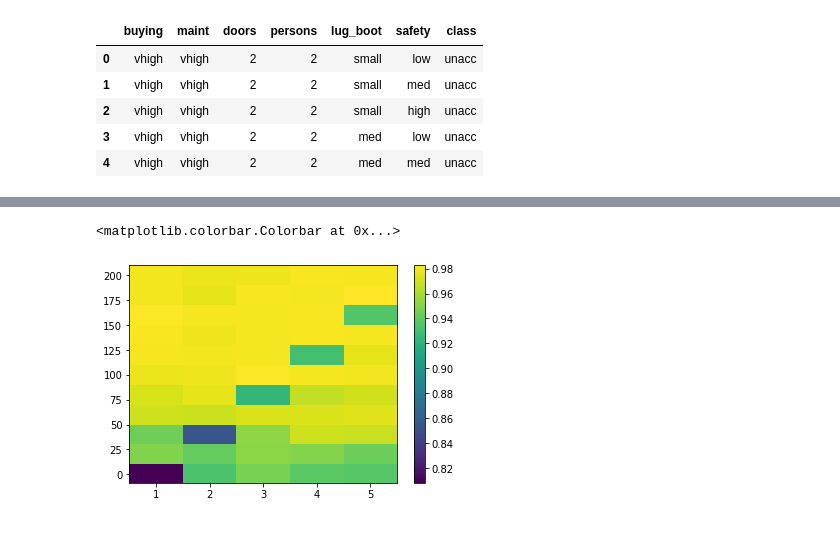
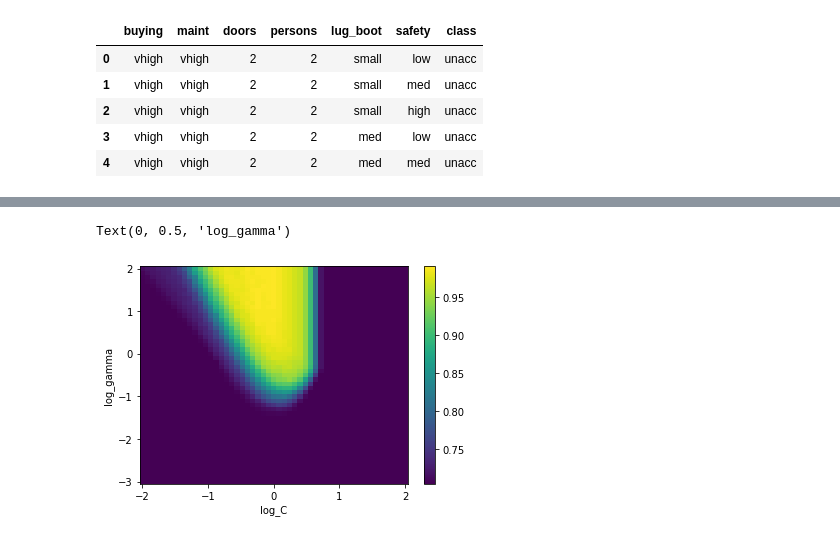
Before and after one commit to shin0105/4YP, a Jupyter notebook: Grid_plots.ipynb, the cells around one changed output, grey strips where cells are left out. Cells and saved outputs as stored; diff of their text form; code cells hidden in the pictures.

```diff
--- a/Grid_plots.ipynb
+++ b/Grid_plots.ipynb
@@ -80,15 +104,11 @@ for i in range(len(max_features)):
 # %%
 y=x1*x2
-print(y)
+SVM1_score=np.reshape(SVM1_score,y.shape)
 fig, ax = plt.subplots()
-plot1 = ax.pcolormesh(x1, x2, y, cmap='RdBu')
-ax.axis([x1.min(), x1.max(), x2.min(), x2.max()])
-fig.colorbar(plot1, ax=ax)
+plot2 = ax.pcolormesh(x1, x2, SVM1_score)
+fig.colorbar(plot2, ax=ax)
+plt.xlabel("log_C")
+plt.ylabel("log_gamma")
+# %% [output]
+Text(0, 0.5, 'log_gamma')
+[figure, added]
-# %%
-rf1_score=np.reshape(rf1_score,y.shape)
-fig, ax = plt.subplots()
-plot1 = ax.pcolormesh(x1, x2, rf1_score)
-fig.colorbar(plot1, ax=ax)
-# %% [output]
-<matplotlib.colorbar.Colorbar at 0x...>
-[figure, removed]
```
Also changed, not shown: parts of 11 cells of this notebook.
